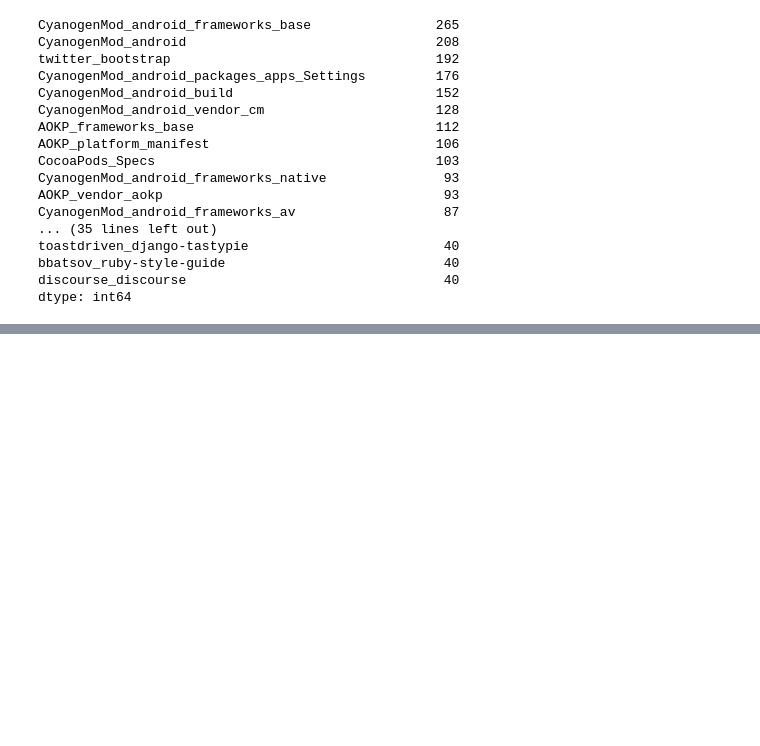
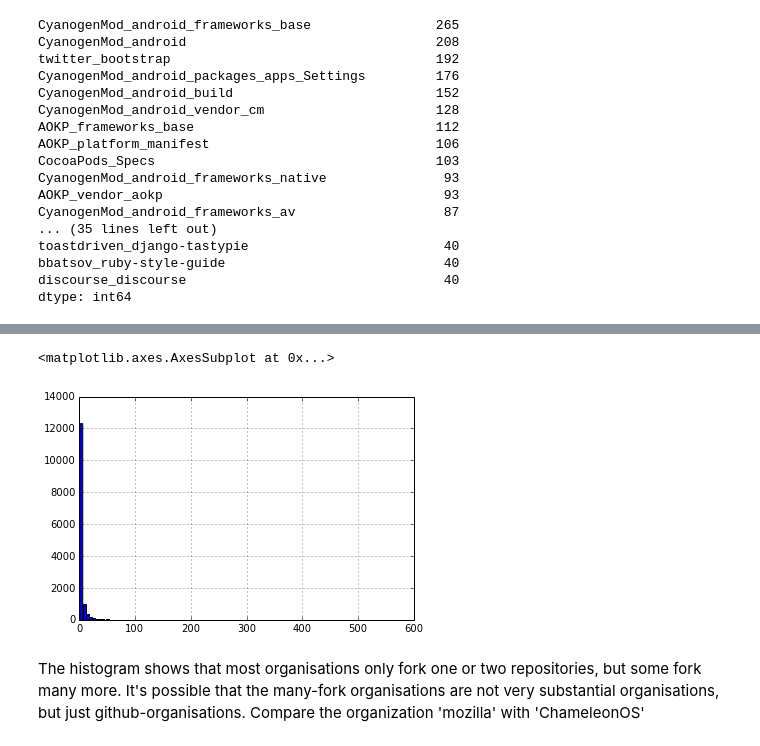
Before and after one commit to metacommunities/metacommunities, a Jupyter notebook: Github_organisations.ipynb, the cells around one changed output, grey strips where cells are left out. Drawn from its saved outputs; the diff is of its cells as text; code cells hidden in the pictures; blank space fills up the shorter version.

```diff
--- a/Github_organisations.ipynb
+++ b/Github_organisations.ipynb
@@ -135,0 +181,7 @@ pos, sel = gt.graph_draw(g, vertex_fill_color=g.vertex_properties('is_parent'))
+# %%
+org_fork_df.organisation.value_counts().hist(bins=100)
+# %% [output]
+<matplotlib.axes.AxesSubplot at 0x...>
+[figure, added]
+# %% [markdown]
+The histogram shows that most organisations only fork one or two repositories, but some fork many more. It's possible that the many-fork organisations are not very substantial organisations, but just github-organisations. Compare the organization 'mozilla' with 'ChameleonOS'
```
Also changed, not shown: parts of 19 cells of this notebook, 6 other files.
